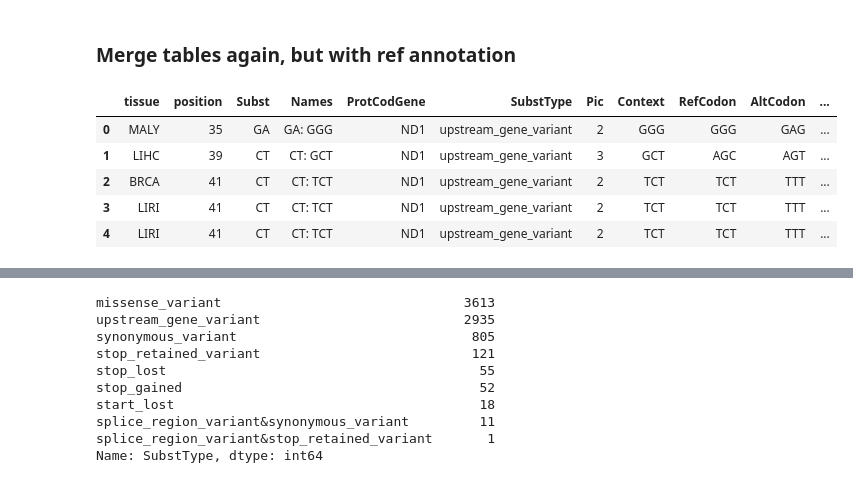
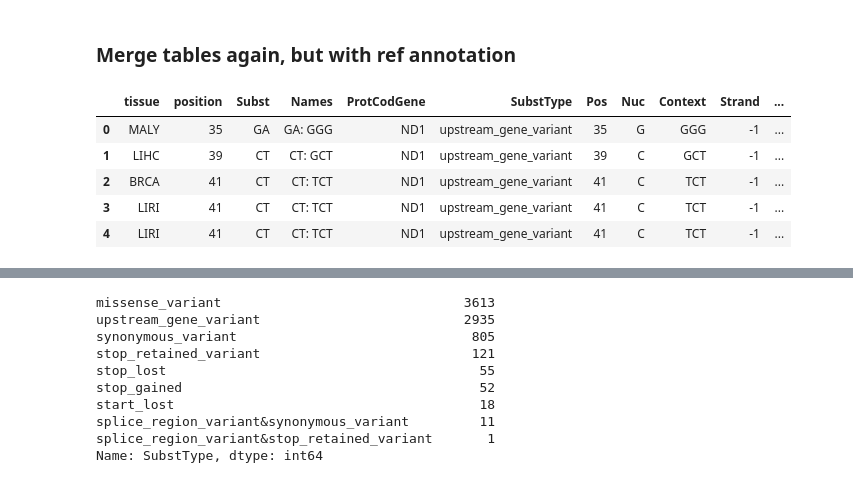
Before and after one commit to mitoclub/Signatures, a Jupyter notebook: notebooks/cancer_EDA.ipynb, the cells around one changed output, grey strips where cells are left out. Drawn from its saved outputs; the diff is of its cells as text; code cells hidden in the pictures.

```diff
--- a/notebooks/cancer_EDA.ipynb
+++ b/notebooks/cancer_EDA.ipynb
@@ -197,24 +199,11 @@ def is_syn_codons(codon1: str, codon2: str, codontable: Union[NCBICodonTableDNA,
 
     return dict[codon: set[PosInCodon]]
     """
+    if not isinstance(codon1, str) or not isinstance(codon2, str):
+        return False
     codontable = __prepare_codontable(codontable)
     gc = codontable.forward_table
     return gc.get(codon1, "*") == gc.get(codon2, "*")
 
 
-def get_alt(ser: pd.Series):
-    ref_nuc, alt_nuc = list(ser.Subst)
-    pic = ser.Pic - 1
-    codon = list(ser.RefCodon)
-    assert codon[pic] == ref_nuc, "reference nucleotide is not tha same as in codon"
-    codon[pic] = alt_nuc
-    alt_codon = "".join(codon)
-    return alt_codon
-
-
 syn_codons, ff_codons = extract_syn_codons(2)
-# %%
-path_to_gb = "../data/external/NC_012920.1.gb"
-gb_file = next(SeqIO.parse(path_to_gb, "genbank"))
-# for rec in gb_file:
-#     print(repr(rec))
@@ -333,0 +258,6 @@ Ref
+# %%
+path_to_gb = "../data/external/NC_012920.1.gb"
+Ref = read_genbank_ref(path_to_gb)
+print(Ref.shape)
+Ref.to_csv("../data/processed/ref_annot.csv", index=None)
+Ref.head(4000)
@@ -334,3 +298,6 @@ Ref
+# %%
+# drop None from Context column
+Ref.dropna(axis=0, subset=["Context"], inplace=True)
 # %%
 # abcent 3107 +- context pos
 Ref.head(3110).tail(10)
@@ -349,19 +316,31 @@ Ref.head(3110).tail(10)
 # %% [markdown]
 ### Merge tables again, but with ref annotation
 # %%
-ObsAllExtAnn = pd.merge(ObsAllExt, Ref.drop(["ref", "ProtCodGene"], axis=1), on="position")
+def get_alt(ser: pd.Series):
+    if not isinstance(ser["Codon"], str):
+        return None
+    codon = list(ser["Codon"])
+    ref_nuc, alt_nuc = list(ser["Subst"])
+    pic = ser["PosInCodon"] - 1
+    assert codon[pic] == ref_nuc, "reference nucleotide is not tha same as in codon"
+    codon[pic] = alt_nuc
+    alt_codon = "".join(codon)
+    return alt_codon
+
+
+ObsAllExtAnn = pd.merge(ObsAllExt, Ref, left_on="position", right_on="Pos")
 ObsAllExtAnn["AltCodon"] = ObsAllExtAnn.apply(get_alt, axis=1)
-ObsAllExtAnn["IsSyn"] = ObsAllExtAnn.apply(lambda s: is_syn_codons(s.RefCodon, s.AltCodon, 2), axis=1)
-ObsAllExtAnn["IsFoufold"] = ObsAllExtAnn.RefCodon.isin(ff_codons) & (ObsAllExtAnn.Pic == 3)
+ObsAllExtAnn["IsSyn"] = ObsAllExtAnn.apply(lambda s: is_syn_codons(s.Codon, s.AltCodon, 2), axis=1)
+ObsAllExtAnn["IsFoufold"] = (ObsAllExtAnn["PosInCodon"] == 3) & ObsAllExtAnn["Codon"].isin(ff_codons)
 
 ObsAllExtAnn.head()
 # %% [output]
-|  | tissue | position | Subst | Names | ProtCodGene | SubstType | Pic | Context | RefCodon | AltCodon | ... |
-| 0 | MALY | 35 | GA | GA: GGG | ND1 | upstream_gene_variant | 2 | GGG | GGG | GAG | ... |
-| 1 | LIHC | 39 | CT | CT: GCT | ND1 | upstream_gene_variant | 3 | GCT | AGC | AGT | ... |
-| 2 | BRCA | 41 | CT | CT: TCT | ND1 | upstream_gene_variant | 2 | TCT | TCT | TTT | ... |
-| 3 | LIRI | 41 | CT | CT: TCT | ND1 | upstream_gene_variant | 2 | TCT | TCT | TTT | ... |
-| 4 | LIRI | 41 | CT | CT: TCT | ND1 | upstream_gene_variant | 2 | TCT | TCT | TTT | ... |
+|  | tissue | position | Subst | Names | ProtCodGene | SubstType | Pos | Nuc | Context | Strand | ... |
+| 0 | MALY | 35 | GA | GA: GGG | ND1 | upstream_gene_variant | 35 | G | GGG | -1 | ... |
+| 1 | LIHC | 39 | CT | CT: GCT | ND1 | upstream_gene_variant | 39 | C | GCT | -1 | ... |
+| 2 | BRCA | 41 | CT | CT: TCT | ND1 | upstream_gene_variant | 41 | C | TCT | -1 | ... |
+| 3 | LIRI | 41 | CT | CT: TCT | ND1 | upstream_gene_variant | 41 | C | TCT | -1 | ... |
+| 4 | LIRI | 41 | CT | CT: TCT | ND1 | upstream_gene_variant | 41 | C | TCT | -1 | ... |
 # %%
 assert np.all(ObsAllExtAnn.IsSyn | ObsAllExtAnn.IsFoufold == ObsAllExtAnn.IsSyn)
 # %%
```
Also changed, not shown: parts of 20 cells of this notebook, 1 other file.
